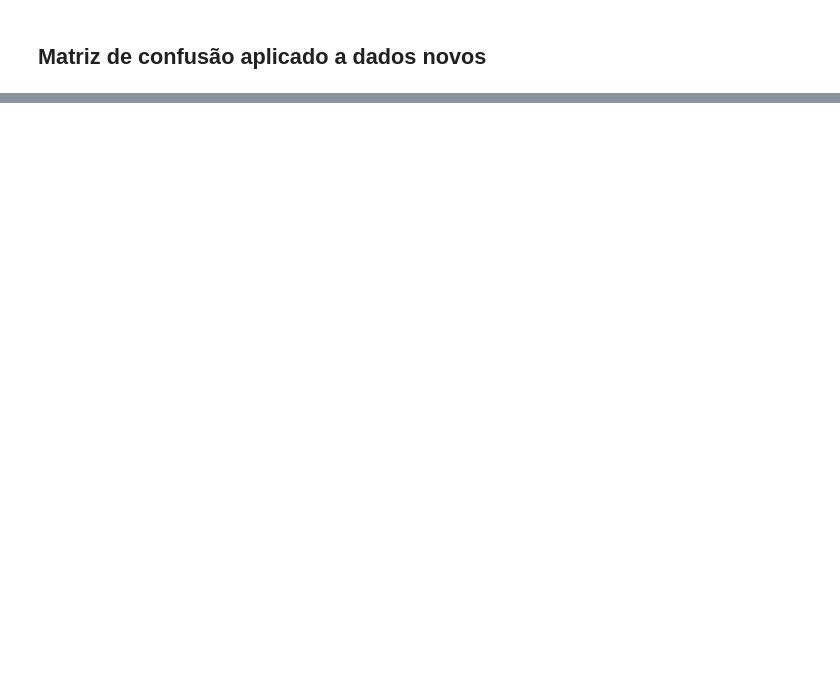
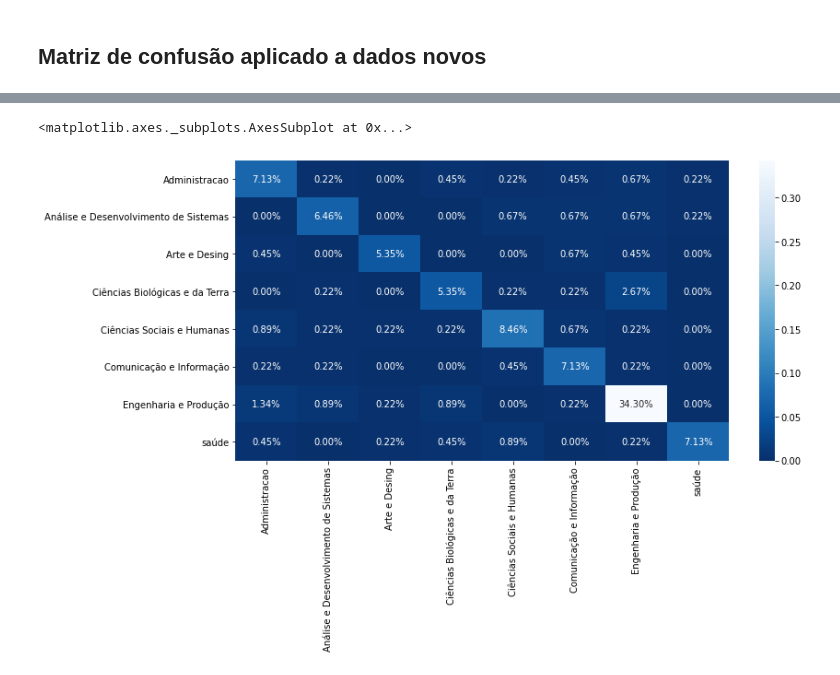
Before and after one commit to VictorCampelo/Knowledge-area-classifier-based-on-professional-description, a Jupyter notebook: Knowledge_area_classifier.ipynb, the cells around one changed output, grey strips where cells are left out. Drawn from its saved outputs; the diff is of its cells as text; code cells hidden in the pictures; blank space fills up the shorter version.

```diff
--- a/Knowledge_area_classifier.ipynb
+++ b/Knowledge_area_classifier.ipynb
@@ -1175,0 +1197,3 @@ Predicted label: Ciências Sociais e Humanas
+# %%
+from sklearn.svm import SVC
+mod1 = SVC(kernel='linear', random_state = 0, class_weight='balanced')
@@ -1175,0 +1209,12 @@ Predicted label: Ciências Sociais e Humanas
+# %%
+parameters = {
+    'class_weight': ['balanced'],
+    'C': [0.01, 0.1, 1, 10],
+    'kernel': ['linear', 'sigmoid'],
+    'coef0': [1, 0],
+    'decision_function_shape': ['ovo', 'ovr']
+}
+
+clf = GridSearchCV(mod1, parameters, cv=10)
+# %%
+clf.fit(X_train_tf,y_train)
@@ -1175,0 +1259,9 @@ Predicted label: Ciências Sociais e Humanas
+# %%
+cm2 = confusion_matrix(y_test, clf.best_estimator_.predict(X_test_tf.toarray()))
+# or
+plt.rcParams["figure.figsize"] = (12,6)
+sns.heatmap(cm/np.sum(cm2), annot=True, fmt='.2%', cmap='Blues_r',
+            xticklabels=le.classes_, yticklabels=le.classes_)
+# %% [output]
+<matplotlib.axes._subplots.AxesSubplot at 0x...>
+[figure, added]
```
Also changed, not shown: parts of 81 cells of this notebook.
